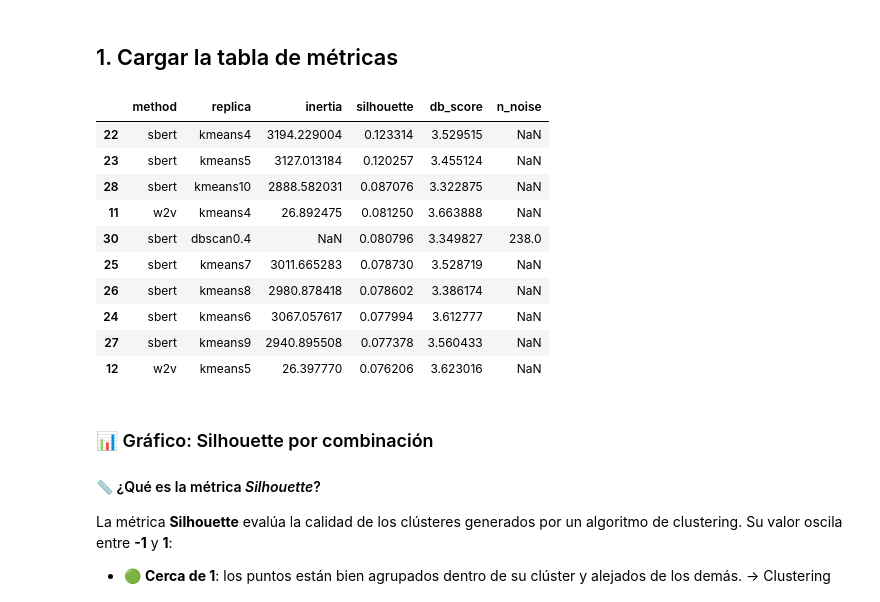
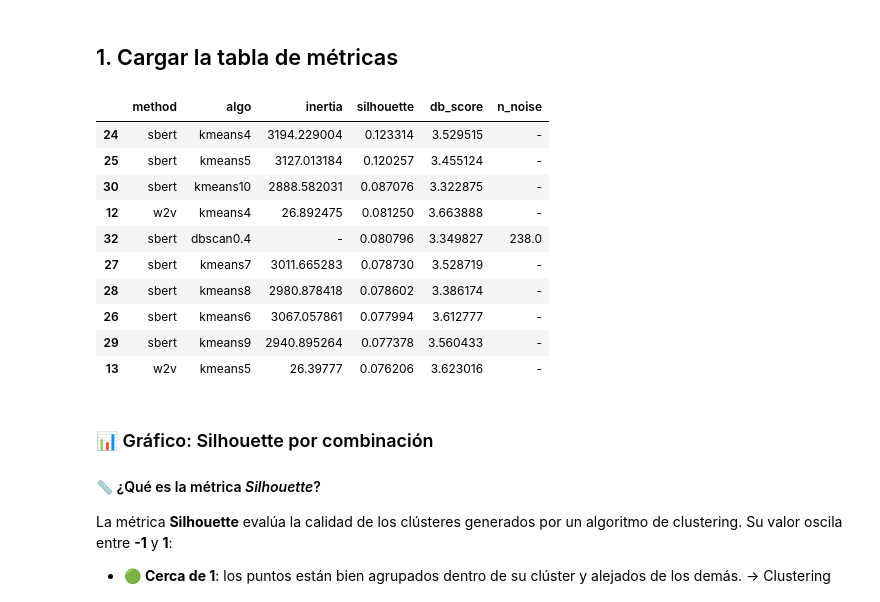
Before and after one commit to chalco777/TextMineML, a Jupyter notebook: scripts/08_visualizacion_extended.ipynb, the cells around one changed output. Saved outputs shown, nothing was run; the diff lists cells and outputs as text; code cells hidden in the pictures.

Commit message:
modified 08_vis_extended

```diff
--- a/scripts/08_visualizacion_extended.ipynb
+++ b/scripts/08_visualizacion_extended.ipynb
@@ -17,22 +17,22 @@ except ImportError:
 # %% [markdown]
 ## 1. Cargar la tabla de métricas
 # %%
-METRICS_PATH = Path('../results/extended/clustering_result/clustering_metrics.csv')  # ← Ajusta si es necesario
+METRICS_PATH = Path('../results/extended/clustering/clustering_metrics.csv')  # ← Ajusta si es necesario
 metrics_df = pd.read_csv(METRICS_PATH)
 metrics_df.sort_values('silhouette', ascending=False, inplace=True)
-metrics_df.head(10)
+metrics_df.head(10).fillna('-')
 # %% [output]
-|  | method | replica | inertia | silhouette | db_score | n_noise |
-| 22 | sbert | kmeans4 | 3194.229004 | 0.123314 | 3.529515 | NaN |
-| 23 | sbert | kmeans5 | 3127.013184 | 0.120257 | 3.455124 | NaN |
-| 28 | sbert | kmeans10 | 2888.582031 | 0.087076 | 3.322875 | NaN |
-| 11 | w2v | kmeans4 | 26.892475 | 0.081250 | 3.663888 | NaN |
-| 30 | sbert | dbscan0.4 | NaN | 0.080796 | 3.349827 | 238.0 |
-| 25 | sbert | kmeans7 | 3011.665283 | 0.078730 | 3.528719 | NaN |
-| 26 | sbert | kmeans8 | 2980.878418 | 0.078602 | 3.386174 | NaN |
-| 24 | sbert | kmeans6 | 3067.057617 | 0.077994 | 3.612777 | NaN |
-| 27 | sbert | kmeans9 | 2940.895508 | 0.077378 | 3.560433 | NaN |
-| 12 | w2v | kmeans5 | 26.397770 | 0.076206 | 3.623016 | NaN |
+|  | method | algo | inertia | silhouette | db_score | n_noise |
+| 24 | sbert | kmeans4 | 3194.229004 | 0.123314 | 3.529515 | - |
+| 25 | sbert | kmeans5 | 3127.013184 | 0.120257 | 3.455124 | - |
+| 30 | sbert | kmeans10 | 2888.582031 | 0.087076 | 3.322875 | - |
+| 12 | w2v | kmeans4 | 26.892475 | 0.081250 | 3.663888 | - |
+| 32 | sbert | dbscan0.4 | - | 0.080796 | 3.349827 | 238.0 |
+| 27 | sbert | kmeans7 | 3011.665283 | 0.078730 | 3.528719 | - |
+| 28 | sbert | kmeans8 | 2980.878418 | 0.078602 | 3.386174 | - |
+| 26 | sbert | kmeans6 | 3067.057861 | 0.077994 | 3.612777 | - |
+| 29 | sbert | kmeans9 | 2940.895264 | 0.077378 | 3.560433 | - |
+| 13 | w2v | kmeans5 | 26.39777 | 0.076206 | 3.623016 | - |
 # %% [markdown]
 ### 📊 Gráfico: Silhouette por combinación
 
```
